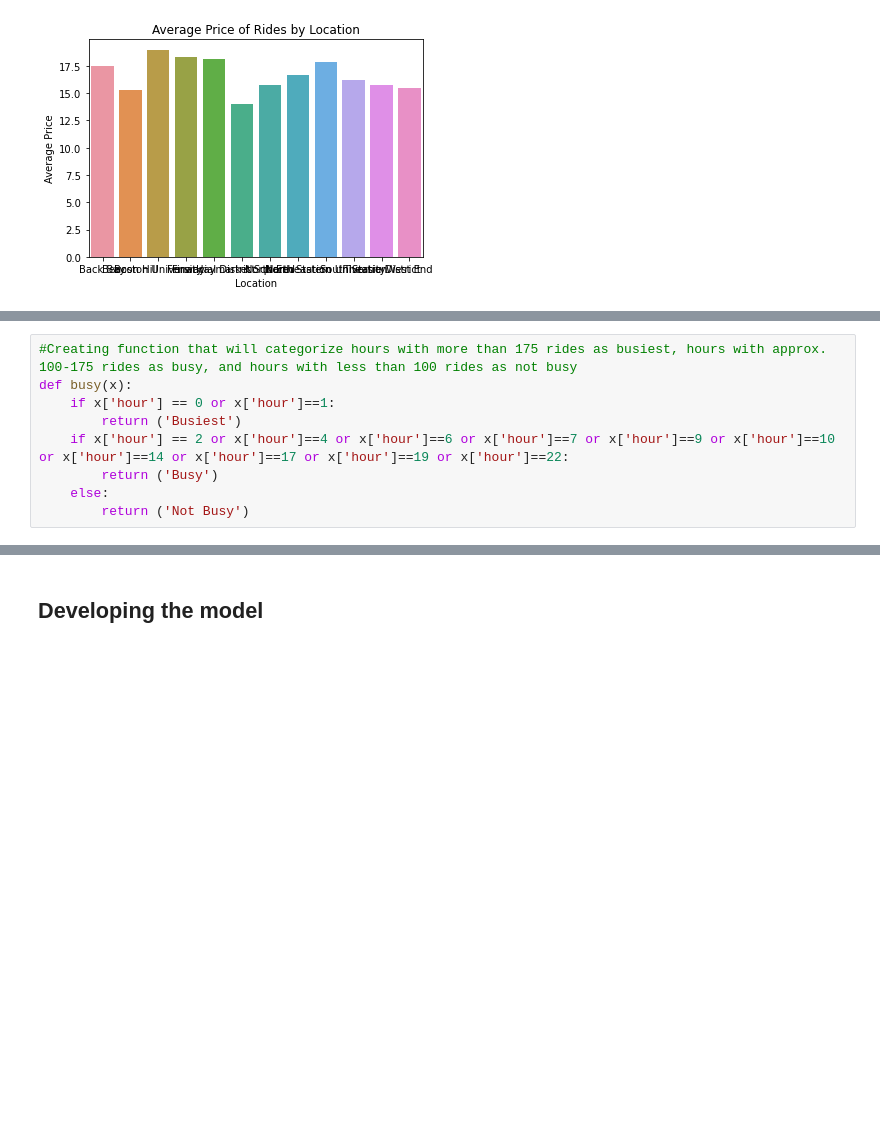
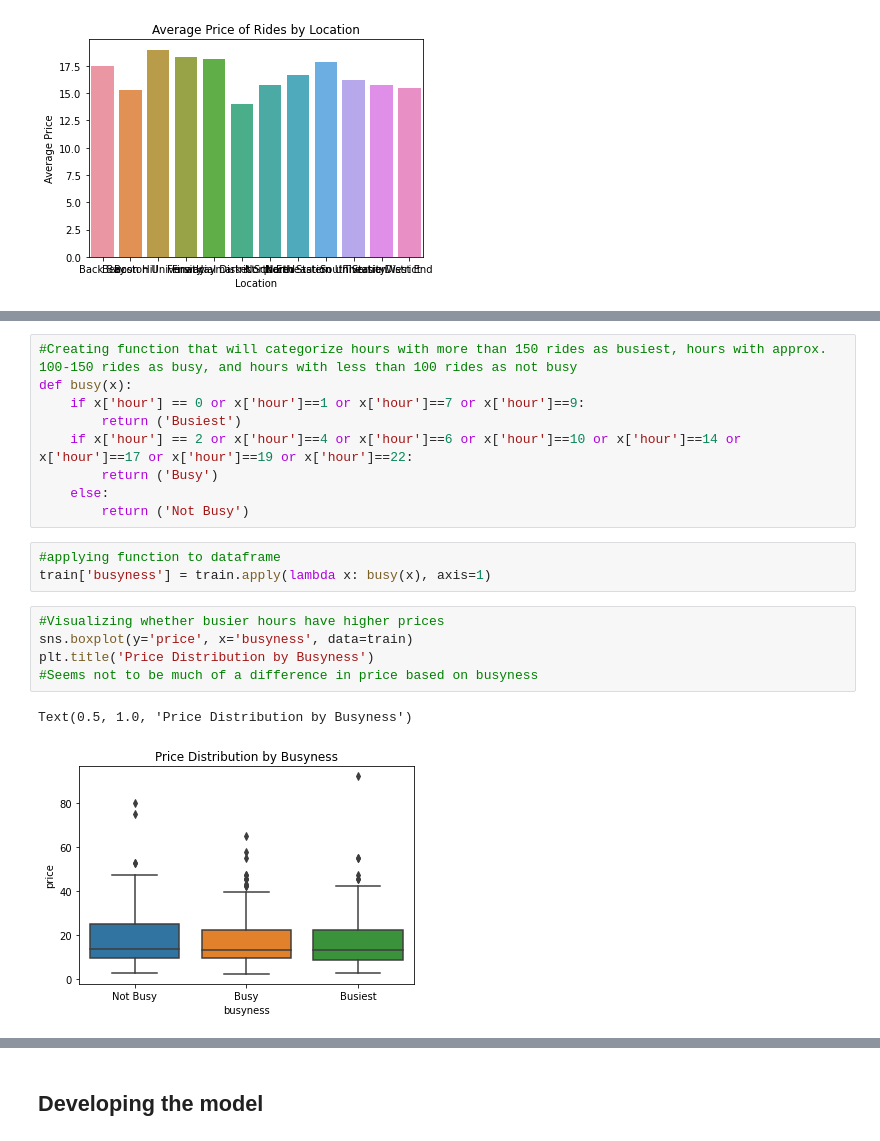
Before and after one commit to cndywu/TheYelpers, a Jupyter notebook: Project Code Template.ipynb, the cells around one changed output, grey strips where cells are left out. Cells and saved outputs as stored; diff of their text form; blank space fills up the shorter version.

```diff
--- a/Project Code Template.ipynb
+++ b/Project Code Template.ipynb
@@ -284,9 +268,0 @@ a=sns.countplot(x='hour', data=train)
-# %%
-#Creating function that will categorize hours with more than 175 rides as busiest, hours with approx. 100-175 rides as busy, and hours with less than 100 rides as not busy
-def busy(x):
-    if x['hour'] == 0 or x['hour']==1:
-        return ('Busiest')
-    if x['hour'] == 2 or x['hour']==4 or x['hour']==6 or x['hour']==7 or x['hour']==9 or x['hour']==10 or x['hour']==14 or x['hour']==17 or x['hour']==19 or x['hour']==22:
-        return ('Busy')
-    else:
-        return ('Not Busy')
@@ -301,0 +284,20 @@ sns.boxplot(y='price', x='busyness', data=train)
+# %%
+#Creating function that will categorize hours with more than 150 rides as busiest, hours with approx. 100-150 rides as busy, and hours with less than 100 rides as not busy
+def busy(x):
+    if x['hour'] == 0 or x['hour']==1 or x['hour']==7 or x['hour']==9:
+        return ('Busiest')
+    if x['hour'] == 2 or x['hour']==4 or x['hour']==6 or x['hour']==10 or x['hour']==14 or x['hour']==17 or x['hour']==19 or x['hour']==22:
+        return ('Busy')
+    else:
+        return ('Not Busy')
+# %%
+#applying function to dataframe
+train['busyness'] = train.apply(lambda x: busy(x), axis=1)
+# %%
+#Visualizing whether busier hours have higher prices
+sns.boxplot(y='price', x='busyness', data=train)
+plt.title('Price Distribution by Busyness')
+#Seems not to be much of a difference in price based on busyness
+# %% [output]
+Text(0.5, 1.0, 'Price Distribution by Busyness')
+[figure, added]
```
Also changed, not shown: parts of 12 cells of this notebook.
